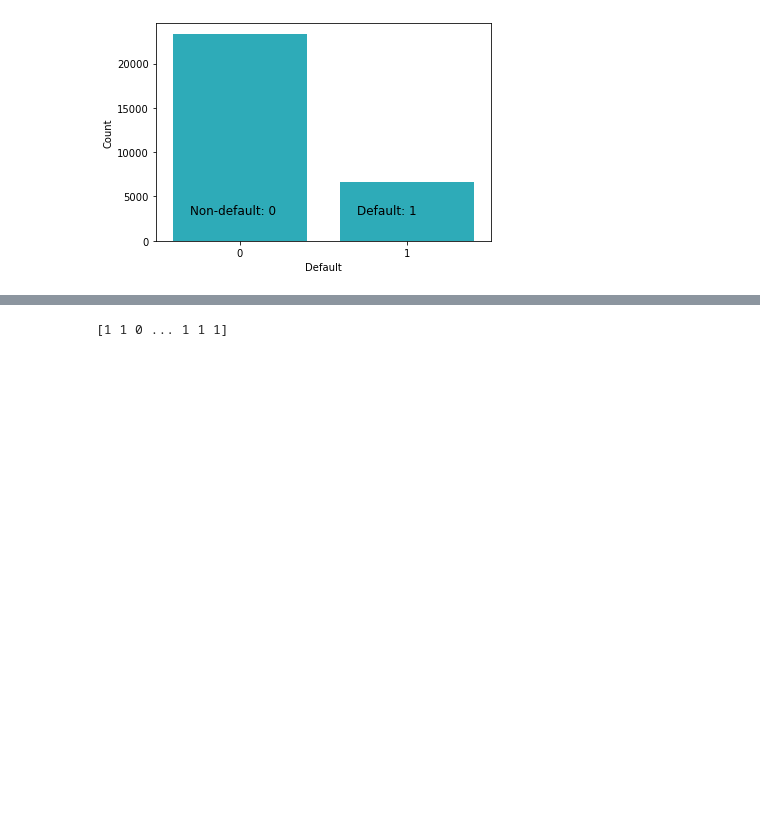
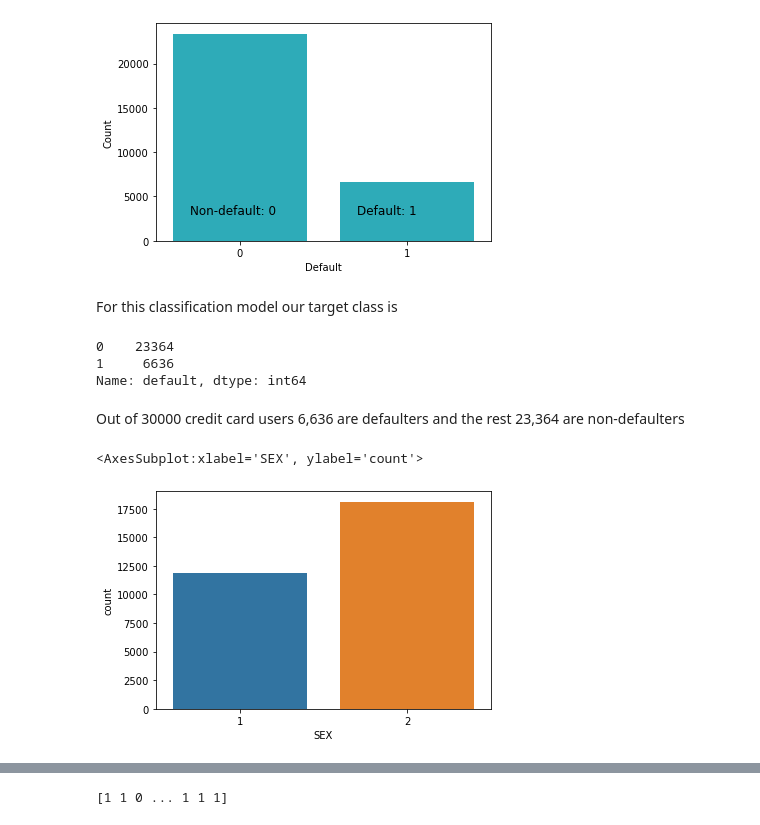
Before and after one commit to iam-ajitkumartoppo/credit_card_default_prediction, a Jupyter notebook: Credit_card_default_prediction.ipynb, the cells around one changed output, grey strips where cells are left out. Drawn from its saved outputs; the diff is of its cells as text; code cells hidden in the pictures; blank space fills up the shorter version.

```diff
--- a/Credit_card_default_prediction.ipynb
+++ b/Credit_card_default_prediction.ipynb
@@ -95,3 +100,18 @@ plt.ylabel("Count")
 plt.show()
 # %% [output]
 [figure]
+# %% [markdown]
+For this classification model our target class is
+# %%
+df["default"].value_counts()
+# %% [output]
+0    23364
+1     6636
+Name: default, dtype: int64
+# %% [markdown]
+Out of 30000 credit card users 6,636 are defaulters and the rest 23,364 are non-defaulters
+# %%
+sns.countplot(data=df, x= "SEX")
+# %% [output]
+<AxesSubplot:xlabel='SEX', ylabel='count'>
+[figure, added]
```
Also changed, not shown: parts of 44 cells of this notebook.
